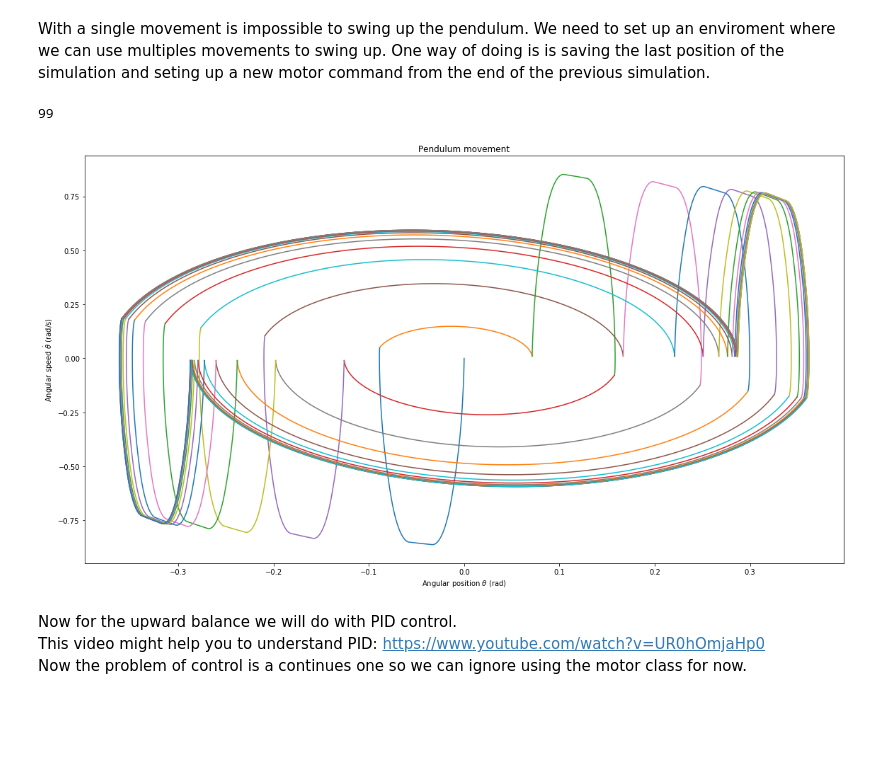
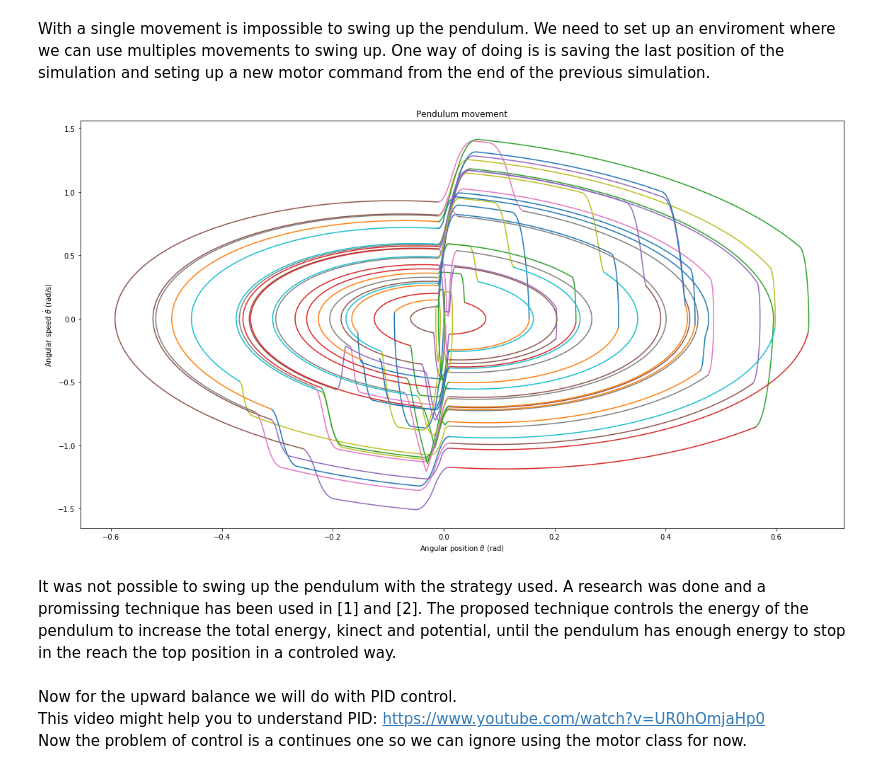
Before and after one commit to mitsyprada/Pendulum-project, a Jupyter notebook: Smart_Systems_Lab_3_answers.ipynb, the cells around one changed output. Drawn from its saved outputs; the diff is of its cells as text; code cells hidden in the pictures; blank space fills up the shorter version.

```diff
--- a/Smart_Systems_Lab_3_answers.ipynb
+++ b/Smart_Systems_Lab_3_answers.ipynb
@@ -618,17 +618,17 @@ plt.show()
 # %% [output]
 [figure]
 # %%
-speeds = [2, 2, 2, 2]
-durations = [1, 2, 3, 4]
+speeds = [10, 10, 10, 10]
+durations = np.linspace(2.446, 2.45, 4) #[2, 3, 5, 10]
 # set the plot
-fig, axs = plt.subplots(2, 2,figsize=(16,9))
+fig, axs = plt.subplots(2, 2, figsize=(16,9))
 ax = axs.reshape(-1)
 # calculate and plot
 for n in range(4):
 
     # trace the movement
     motor = Motor_Acc(direction, speeds[n], durations[n],dt)
-    theta_sum, theta_dot_sum = state_with_motor(durations[n])
+    theta_sum, theta_dot_sum = state_with_motor(2*durations[n])
 
     # plot it
     ax[n].plot(theta_sum, theta_dot_sum)
@@ -695,8 +695,8 @@ plt.show()
 [figure]
 # %%
 
-speeds = [1, 1, 1, 1]
-durations = [0.5, 0.55, 0.6, 0.65]
+speeds = [2, 2, 2, 2]
+durations = [0.1, 0.2, 0.3, 0.4]
 
 # set the plot
 fig, axs = plt.subplots(2, 2,figsize=(16,9))
@@ -757,10 +757,6 @@ Now with duration of 0.183 we have a movement possible to be done in the pendulu
 repeat until the theta is close to pi (+-3).
 # %% [markdown]
 With a single movement is impossible to swing up the pendulum. We need to set up an enviroment where we can use multiples movements to swing up. One way of doing is is saving the last position of the simulation and seting up a new motor command from the end of the previous simulation.
-# %%
-i
-# %% [output]
-99
 # %%
 # initial condition: inertia
 THETA_0 = 0
@@ -771,6 +767,10 @@ speed = 2
 duration = 0.183
 direction = 1
 
+speeds = []
+durations = []
+speeds.append(speed)
+durations.append(duration)
 # trace the movement
 motor = Motor_Acc(direction, speed, duration,dt)
 theta_sum_previous, theta_dot_sum_previous = state_with_motor(duration)
@@ -779,53 +779,60 @@ theta_sum_previous, theta_dot_sum_previous = state_with_motor(duration)
 fig, ax = plt.subplots(1, 1,figsize=(16,9))
 ax.plot(theta_sum_previous, theta_dot_sum_previous)
 
-for i in range(30):
+for i in range(50): # up to 30 attempts
     if direction == 1:
         direction = 0
     else:
         direction = 1
 
+    ###### Free movement until the pendulum is in the best position to gain energy #####
     # the initial condition is the last position
     theta = theta_sum_previous[-1]
     theta_dot = theta_dot_sum_previous[-1]
-
-    if theta > 1.1:
+    if theta >= 3:
         break
-
     theta_sum = []
     theta_dot_sum = []
     for time in np.arange(0,2,dt):
-
-#         print(time)
         theta_double_dot = get_theta_double_dot_with_a(theta, theta_dot, 0)
         theta_dot += theta_double_dot * dt
         theta += theta_dot * dt
         # append theta and theta_dot to lists
         theta_sum.append(theta)
         theta_dot_sum.append(theta_dot)
-
-        if abs(theta_dot) < 0.01: #and direction == 1:
+        if abs(theta) < 0.01: #and direction == 1:
             break
-
     theta_sum_previous = theta_sum_previous + theta_sum
     theta_dot_sum_previous = theta_dot_sum_previous + theta_dot_sum
-
     ax.plot(theta_sum, theta_dot_sum)
 
+    ###### Motor movement #######
     THETA_0 = theta_sum_previous[-1]
     THETA_DOT_0 = theta_dot_sum_previous[-1]
+    if THETA_0 >= 3:
+        break
+    # trace the movement
+    # random motor movement
+    speed = 2 * np.random.random(1)
+    duration = np.random.random(1)
+    motor = Motor_Acc(direction, speed, duration,dt)
+    while motor.dist > 0.3:
+        speed = 2 * np.random.random(1)
+        duration = np.random.random(1)
+        motor = Motor_Acc(direction, speed, duration,dt)
+    speeds.append(speed)
+    durations.append(duration)
 
-    # trace the movement
-    motor = Motor_Acc(direction, speed, duration,dt)
+    # simulate the movement
     theta_sum, theta_dot_sum = state_with_motor(duration)
     theta_sum_previous = theta_sum_previous + theta_sum
     theta_dot_sum_previous = theta_dot_sum_previous + theta_dot_sum
     ax.plot(theta_sum, theta_dot_sum)
 ax.set_title('Pendulum movement')
 ax.set_xlabel(r'Angular position $\theta$ (rad)')
 ax.set_ylabel(r'Angular speed $\dot{\theta}$ (rad/s)')
 
 plt.tight_layout()
 plt.show()
 # %% [output]
-[figure, old version]
+[figure, new version]
@@ -835,3 +839,5 @@ plt.show()
+# %% [markdown]
+It was not possible to swing up the pendulum with the strategy used. A research was done and a promissing technique has been used in [1] and [2]. The proposed technique controls the energy of the pendulum to increase the total energy, kinect and potential, until the pendulum has enough energy to stop in the reach the top position in a controled way.
 # %% [markdown]
 Now for the upward balance we will do with PID control.
 This video might help you to understand PID: https://www.youtube.com/watch?v=UR0hOmjaHp0
```
Also changed, not shown: parts of 29 cells of this notebook.
